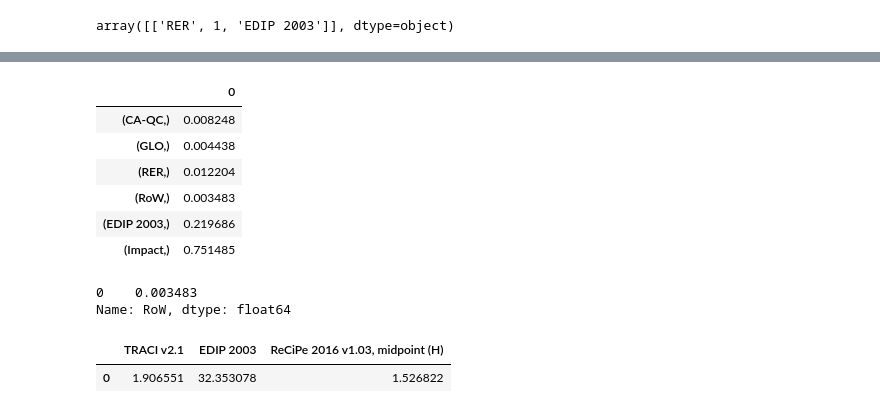
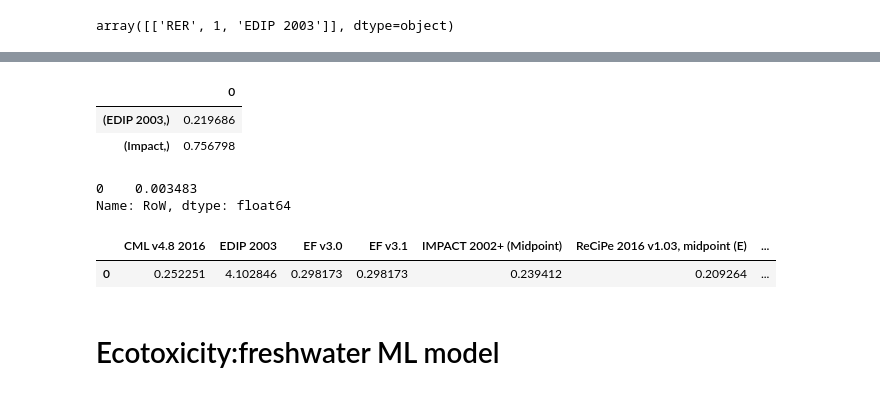
Before and after one commit to adsmer2/LCIA-impact-translator, a Jupyter notebook: EI391_ML.ipynb, the cells around one changed output, grey strips where cells are left out. Cells and saved outputs as stored; diff of their text form; code cells hidden in the pictures.

```diff
--- a/EI391_ML.ipynb
+++ b/EI391_ML.ipynb
@@ -174,0 +481,6 @@ X3
+# %%
+X_trainr, X_testr, y_trainr, y_testr = restored_data[0][0], restored_data[0][1], restored_data[0][2], restored_data[0][3]
+y_predr = restored_models[0].predict(X_testr)
+r1, r2 = custom_score(X_trainr, X_testr, y_trainr, y_testr, y_predr, p=0.2)
+# final_result_print = scores_full_model(r1)
+display(r2)
@@ -174,0 +497,7 @@ X3
+# %%
+dropcolumns = y_excel.columns[y_excel.columns.str.contains('endpoint')]
+dropcolumns1 = y_excel.columns[y_excel.columns.str.contains('Endpoint')]
+y1 = y_excel.drop(dropcolumns, axis='columns')
+y1 = y1.drop(dropcolumns1, axis='columns')
+y1 = y1.columns[y1.apply(lambda x: x.str.contains("acidification").any() and not x.str.contains("no LT").any())]
+y1
@@ -174,0 +510,4 @@ X3
+# %%
+y2 = y_excel.loc[3:, y1] # pull rows with values for columns of relevant LCIA category
+y2 = y2.loc[y2.index.repeat(len(y1))].reset_index(drop=True) # repeat values for each activity to allow for reshaping of X
+y2
@@ -174,0 +528,24 @@ X3
+# %%
+# Get X and y into the correct shapes for creating training data
+df1 = pd.DataFrame(y1) # y df containing only the LCIA method names
+df3 = pd.DataFrame(y_excel.loc[3:,y1].values.reshape(1, -1)[0]) # reshape the y df to be a single column of values
+
+# Create dataframe2
+df2 = X2
+
+# Expand dataframe2 to repeat each row for each row in dataframe1
+df2_expanded = df2.loc[df2.index.repeat(len(df1))].reset_index(drop=True)
+
+# Repeat dataframe1 to match the expanded dataframe2
+df1_repeated = pd.concat([df1]*len(df2)).reset_index(drop=True)
+
+# Combine the expanded dataframe2 with the repeated dataframe1
+X3 = pd.concat([df2_expanded, df1_repeated, df3], axis=1)
+
+# Rename the columns for clarity
+X3.columns = list(df2.columns) + ['LCIA_method', 'Impact']
+
+# # Apply the transformation: if 'acidification' in Category_1 or Category_2, set Category_1 to 'acidification'
+# df_result.loc[(df_result['Category_1'].str.contains('acidification')) | (df_result['Category_2'].str.contains('acidification')), 'Category_1'] = 'acidification'
+
+X3
@@ -543,15 +779,11 @@ scores_print
 # %%
 feature_importance = pd.DataFrame(cloned_model.feature_importances_)
 feature_importance.index = pd.concat([pd.DataFrame(ohe.categories_[0]), pd.DataFrame(ohe.categories_[1]), pd.DataFrame(ohe.categories_[2]), pd.DataFrame(['Impact'])], axis=0)
-feature_importance[cloned_model.feature_importances_ > 0.001]
+feature_importance[cloned_model.feature_importances_ > 0.01]
 # %% [output]
 |  | 0 |
-| (CA-QC,) | 0.008248 |
-| (GLO,) | 0.004438 |
-| (RER,) | 0.012204 |
-| (RoW,) | 0.003483 |
 | (EDIP 2003,) | 0.219686 |
-| (Impact,) | 0.751485 |
+| (Impact,) | 0.756798 |
 # %%
 feature_importance = pd.DataFrame(cloned_model.feature_importances_).T
 feature_importance.columns = pd.concat([pd.DataFrame(ohe.categories_[0]), pd.DataFrame(ohe.categories_[1]), pd.DataFrame(ohe.categories_[2]), pd.DataFrame(['Impact'])], axis=0).T.values[0]
@@ -561,11 +793,19 @@ feature_importance['RoW'] # for reference flow np.nan, -1, 1
 Name: RoW, dtype: float64
 # %%
 # code to automate prediction (perhaps type a string and use ohe to convert it to the correct ohe'd vector?)
-input_geography = 'RoW'
+input_geography = 'CN'
 input_reference_flow = 1
 input_LCIA_method = 'TRACI v2.1'
-input_impact = 1.89
-predicted_LCIA_method = ['TRACI v2.1', 'EDIP 2003', 'ReCiPe 2016 v1.03, midpoint (H)']
+input_impact = 0.24
+predicted_LCIA_method = ['CML v4.8 2016',
+                         'EDIP 2003',
+                         'EF v3.0',
+                         'EF v3.1',
+                         'IMPACT 2002+ (Midpoint)',
+                         'ReCiPe 2016 v1.03, midpoint (E)',
+                         'ReCiPe 2016 v1.03, midpoint (H)',
+                         'ReCiPe 2016 v1.03, midpoint (I)',
+                         'TRACI v2.1']
 
 input_ohe = pd.DataFrame(ohe.transform([[input_geography, input_reference_flow, input_LCIA_method]]).toarray())
 input_final = pd.concat([input_ohe, pd.DataFrame([input_impact])], axis=1)
@@ -577,5 +817,7 @@ desired_prediction = pd.DataFrame([prediction[0][i] for i in desired_list]).T
 desired_prediction.columns = predicted_LCIA_method
 desired_prediction
 # %% [output]
-|  | TRACI v2.1 | EDIP 2003 | ReCiPe 2016 v1.03, midpoint (H) |
-| 0 | 1.906551 | 32.353078 | 1.526822 |
+|  | CML v4.8 2016 | EDIP 2003 | EF v3.0 | EF v3.1 | IMPACT 2002+ (Midpoint) | ReCiPe 2016 v1.03, midpoint (E) | ... |
+| 0 | 0.252251 | 4.102846 | 0.298173 | 0.298173 | 0.239412 | 0.209264 | ... |
+# %% [markdown]
+# Ecotoxicity:freshwater ML model
```
Also changed, not shown: parts of 69 cells of this notebook.
